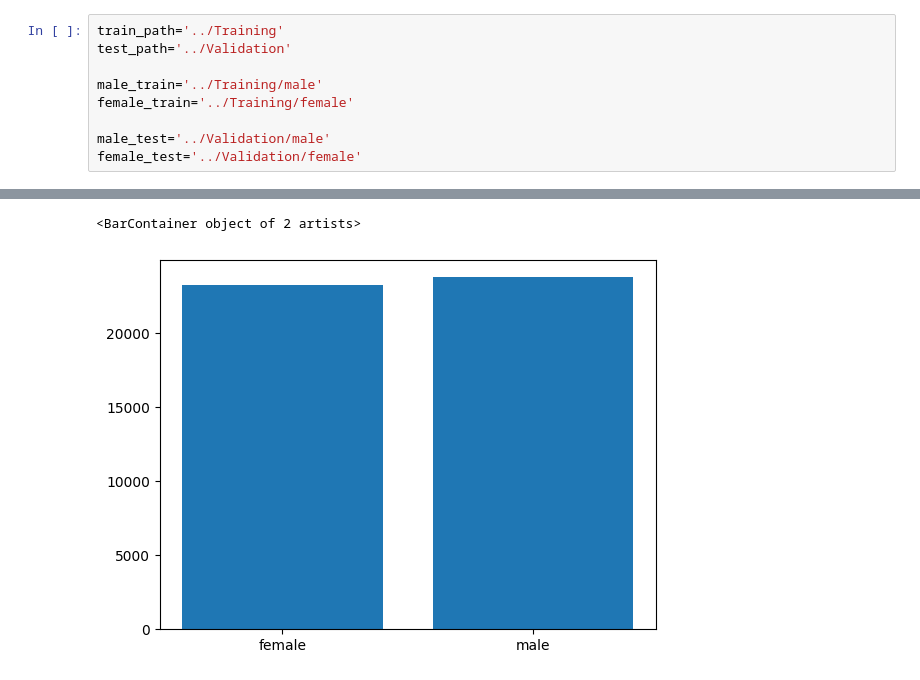
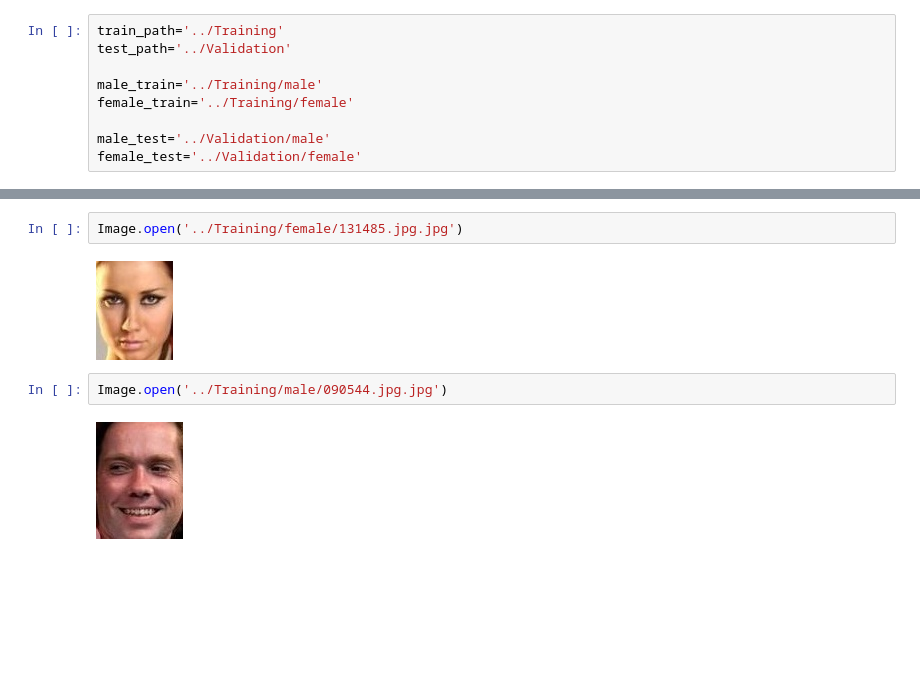
Before and after one commit to Mozes721/MaleOrFemale, a Jupyter notebook: classification/gender-classification-trained-dataset.ipynb, the cells around one changed output, grey strips where cells are left out. Cells and saved outputs as stored; diff of their text form; blank space fills up the shorter version.

```diff
--- a/classification/gender-classification-trained-dataset.ipynb
+++ b/classification/gender-classification-trained-dataset.ipynb
@@ -42,4 +40,8 @@ FileNotFoundError: [Errno 2] No such file or directory: '../Validation/V'
 # %%
+Image.open('../Training/female/131485.jpg.jpg')
 # %% [output]
-<BarContainer object of 2 artists>
-[figure, old version]
+[figure, new version]
+# %%
+Image.open('../Training/male/090544.jpg.jpg')
+# %% [output]
+[figure, added]
```
Also changed, not shown: parts of 5 cells of this notebook.
